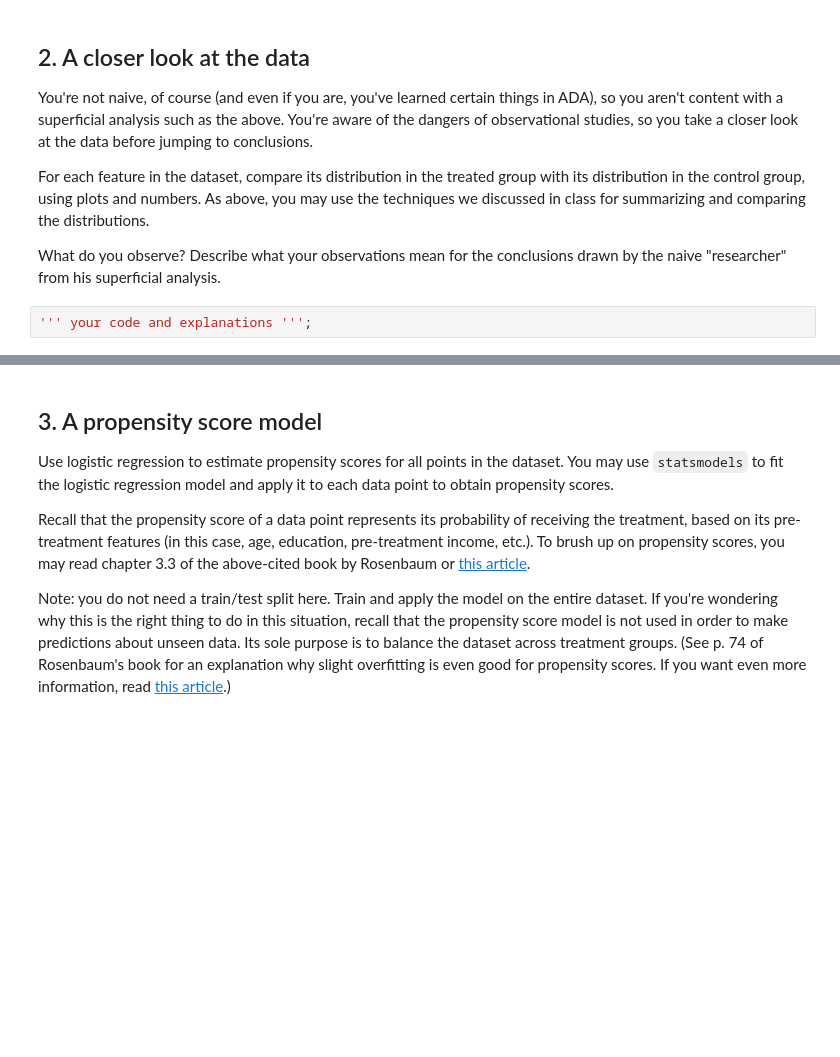
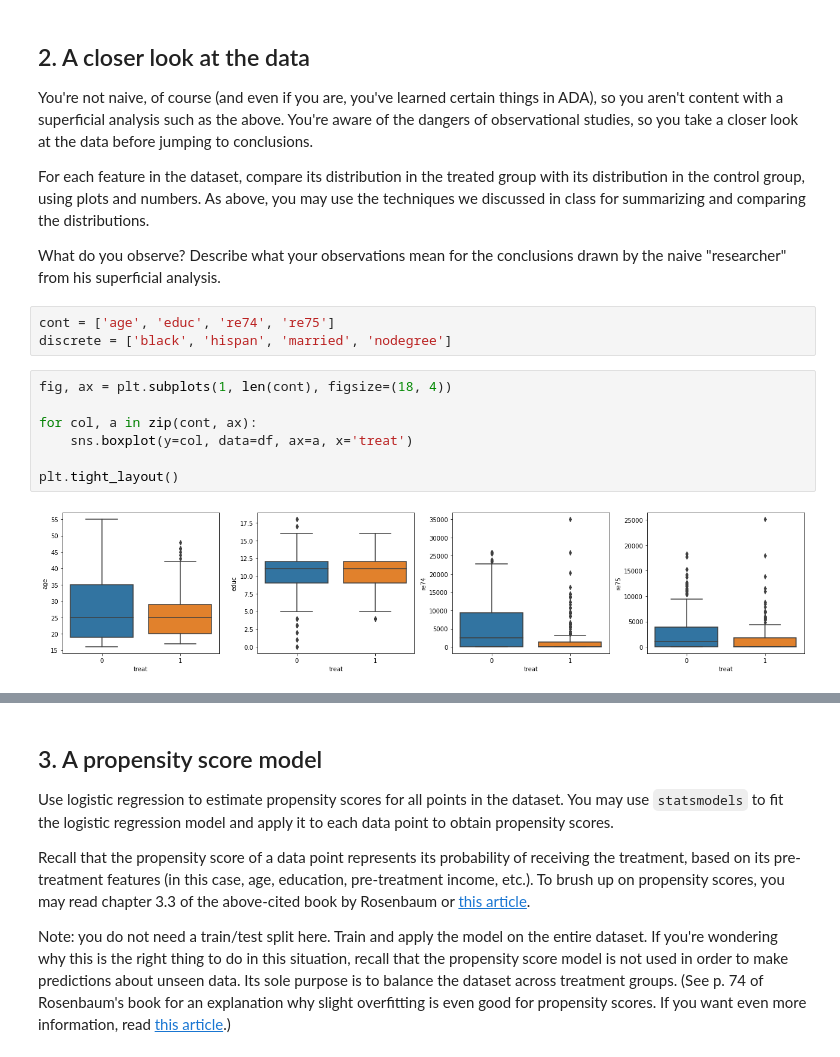
Before and after one commit to matthiaszeller/ada-course-2020, a Jupyter notebook: Tutorials/05 - Observational studies/Observational studies exercise.ipynb, the cells around one changed output, grey strips where cells are left out. Saved outputs shown, nothing was run; the diff lists cells and outputs as text; blank space fills up the shorter version.

```diff
--- a/Tutorials/05 - Observational studies/Observational studies exercise.ipynb
+++ b/Tutorials/05 - Observational studies/Observational studies exercise.ipynb
@@ -67,5 +88,15 @@ As above, you may use the techniques we discussed in class for summarizing and c
 
 What do you observe?
 Describe what your observations mean for the conclusions drawn by the naive "researcher" from his superficial analysis.
-# %%
-''' your code and explanations ''';
+# %%
+cont = ['age', 'educ', 're74', 're75']
+discrete = ['black', 'hispan', 'married', 'nodegree']
+# %%
+fig, ax = plt.subplots(1, len(cont), figsize=(18, 4))
+
+for col, a in zip(cont, ax):
+    sns.boxplot(y=col, data=df, ax=a, x='treat')
+
+plt.tight_layout()
+# %% [output]
+[figure, added]
```
Also changed, not shown: parts of 44 cells of this notebook, 1 other file.
